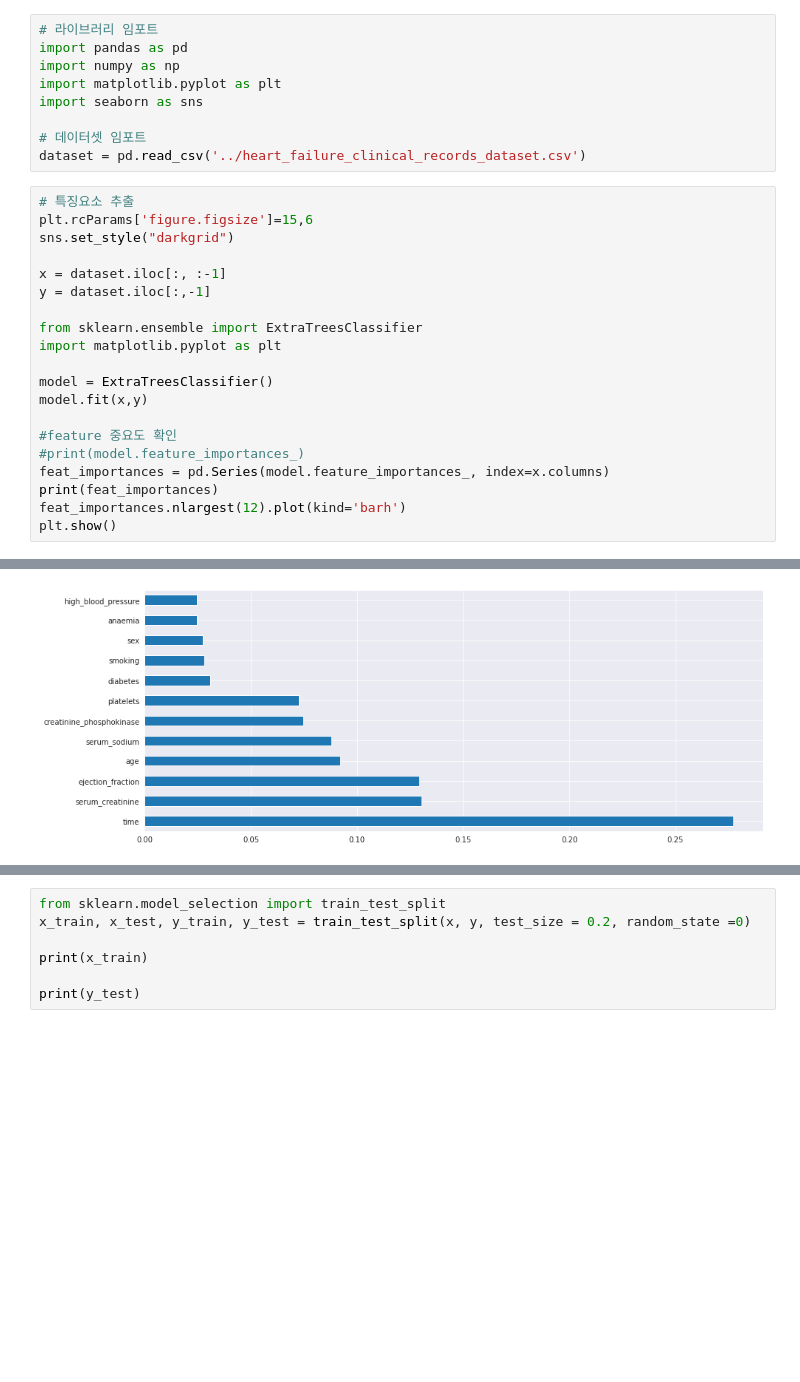
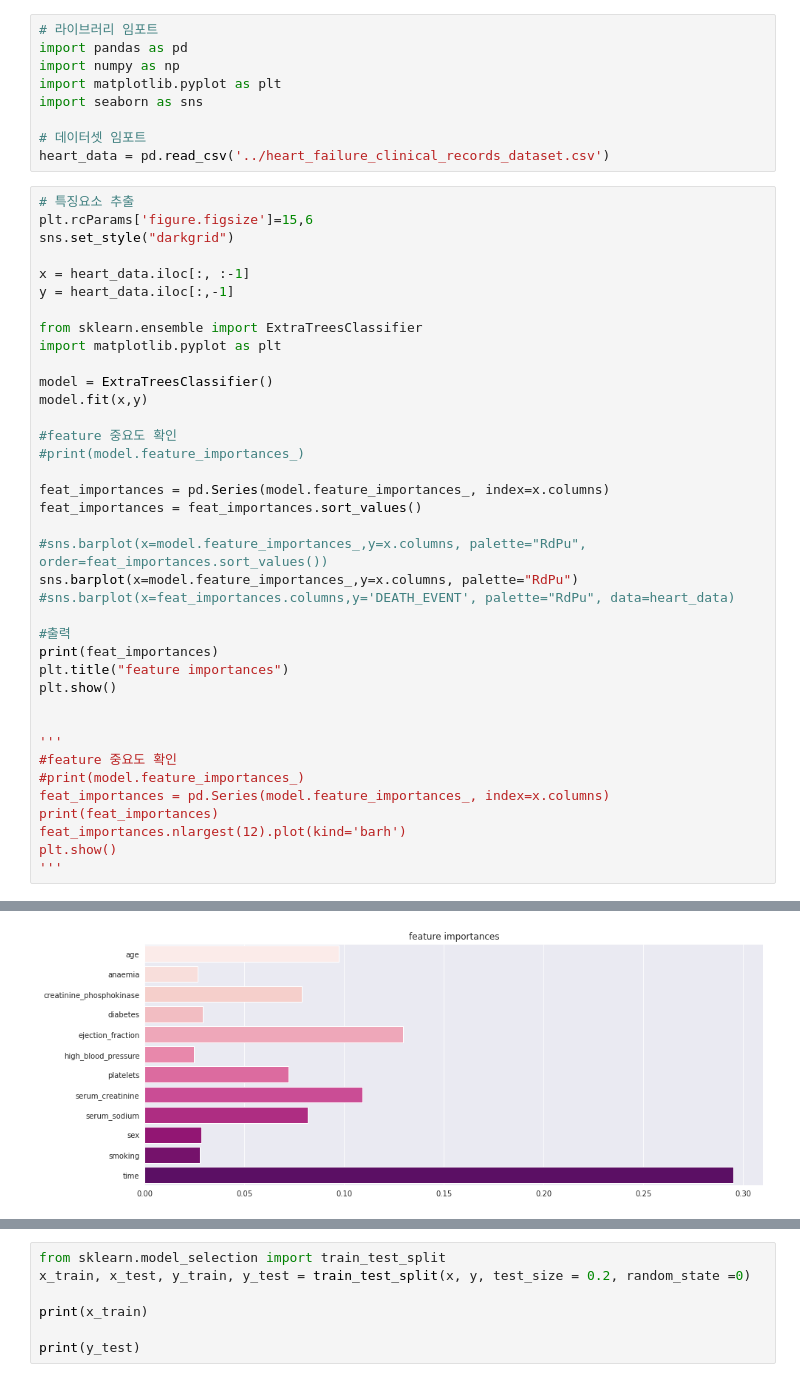
Before and after one commit to ggume/forgrad, a Jupyter notebook: for_grad.ipynb, the cells around one changed output, grey strips where cells are left out. Cells and saved outputs as stored; diff of their text form; blank space fills up the shorter version.

```diff
--- a/for_grad.ipynb
+++ b/for_grad.ipynb
@@ -8,14 +8,14 @@ import matplotlib.pyplot as plt
 import seaborn as sns
 
 # 데이터셋 임포트
-dataset = pd.read_csv('../heart_failure_clinical_records_dataset.csv')
+heart_data = pd.read_csv('../heart_failure_clinical_records_dataset.csv')
 # %%
 # 특징요소 추출
 plt.rcParams['figure.figsize']=15,6
 sns.set_style("darkgrid")
 
-x = dataset.iloc[:, :-1]
-y = dataset.iloc[:,-1]
+x = heart_data.iloc[:, :-1]
+y = heart_data.iloc[:,-1]
 
 from sklearn.ensemble import ExtraTreesClassifier
 import matplotlib.pyplot as plt
@@ -25,8 +25,26 @@ model.fit(x,y)
 
 #feature 중요도 확인
 #print(model.feature_importances_)
+
+feat_importances = pd.Series(model.feature_importances_, index=x.columns)
+feat_importances = feat_importances.sort_values()
+
+#sns.barplot(x=model.feature_importances_,y=x.columns, palette="RdPu", order=feat_importances.sort_values())
+sns.barplot(x=model.feature_importances_,y=x.columns, palette="RdPu")
+#sns.barplot(x=feat_importances.columns,y='DEATH_EVENT', palette="RdPu", data=heart_data)
+
+#출력
+print(feat_importances)
+plt.title("feature importances")
+plt.show()
+
+
+'''
+#feature 중요도 확인
+#print(model.feature_importances_)
 feat_importances = pd.Series(model.feature_importances_, index=x.columns)
 print(feat_importances)
 feat_importances.nlargest(12).plot(kind='barh')
 plt.show()
+'''
 # %% [output]
@@ -45,2 +63,2 @@ time                        0.277339
 dtype: float64
-[figure, old version]
+[figure, new version]
```
Also changed, not shown: parts of 19 cells of this notebook.
